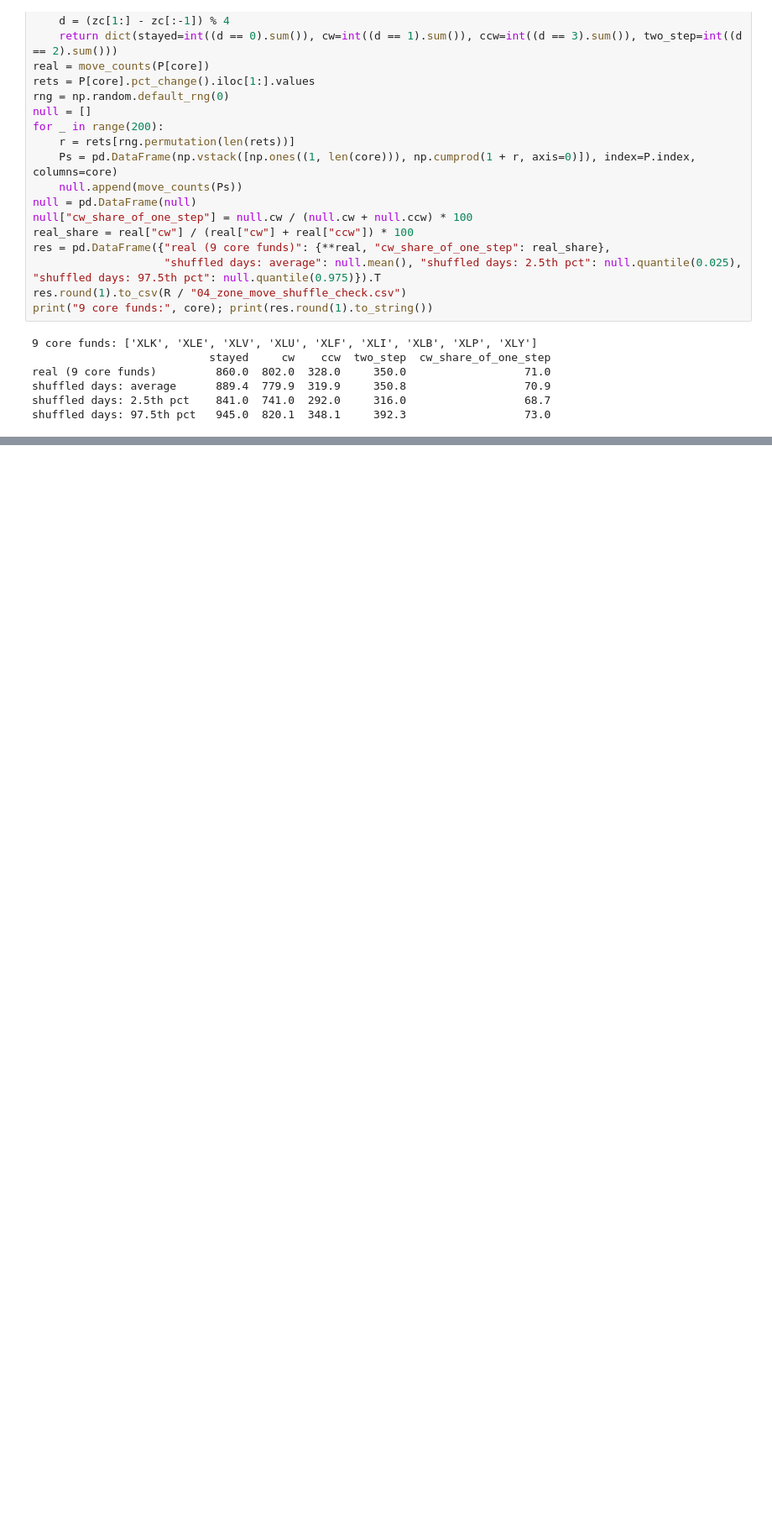
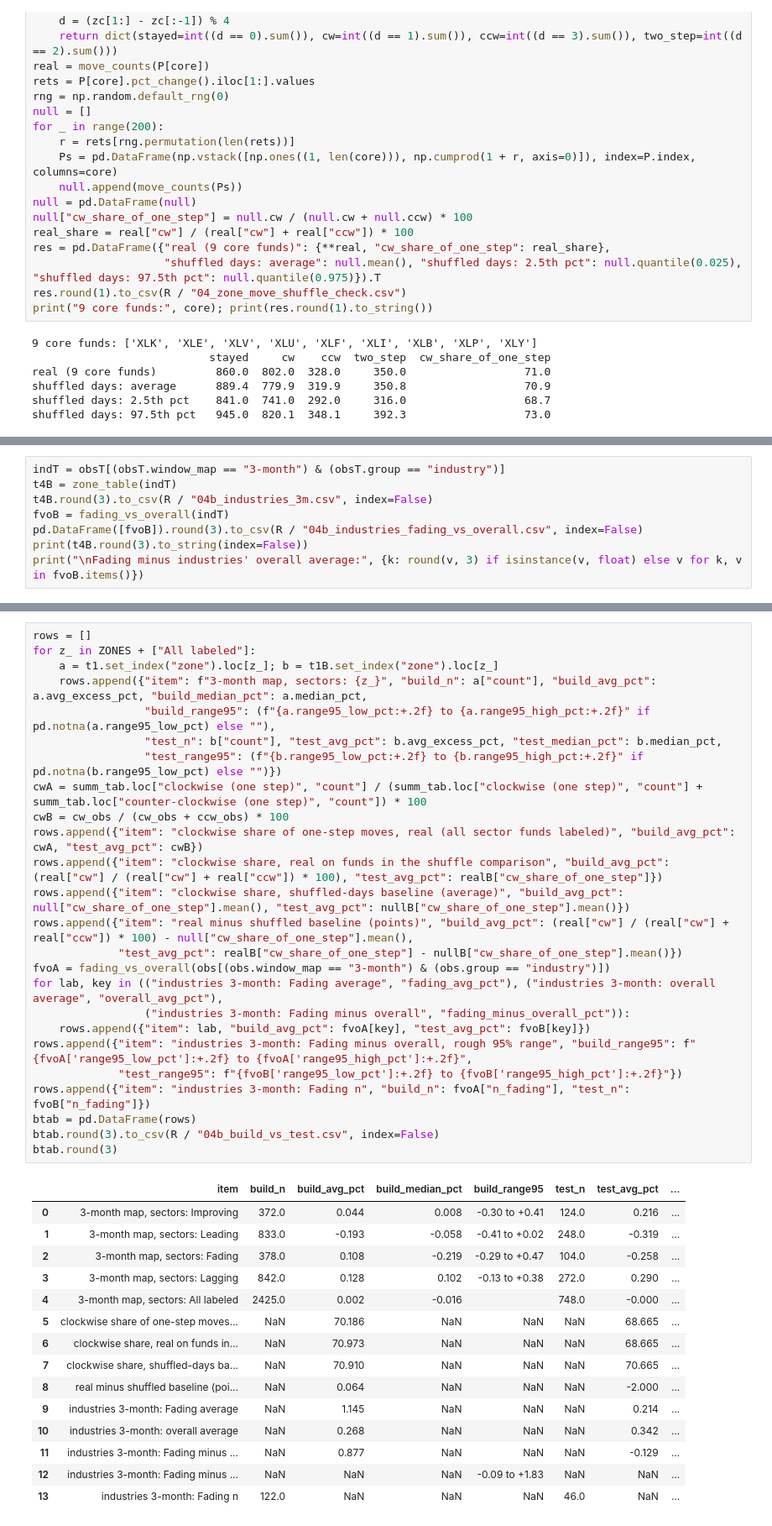
Before and after one commit to LamBuild33/market-rotation-research, a Jupyter notebook: notebooks/04_rotation_zones.ipynb, the cells around one changed output, grey strips where cells are left out. Shown at 84% size. Saved outputs shown, nothing was run; the diff lists cells and outputs as text; blank space fills up the shorter version.

```diff
--- a/notebooks/04_rotation_zones.ipynb
+++ b/notebooks/04_rotation_zones.ipynb
@@ -306,0 +531,8 @@ shuffled days: 97.5th pct   945.0  820.1  348.1     392.3                  73.0
+# %%
+indT = obsT[(obsT.window_map == "3-month") & (obsT.group == "industry")]
+t4B = zone_table(indT)
+t4B.round(3).to_csv(R / "04b_industries_3m.csv", index=False)
+fvoB = fading_vs_overall(indT)
+pd.DataFrame([fvoB]).round(3).to_csv(R / "04b_industries_fading_vs_overall.csv", index=False)
+print(t4B.round(3).to_string(index=False))
+print("\nFading minus industries' overall average:", {k: round(v, 3) if isinstance(v, float) else v for k, v in fvoB.items()})
@@ -306,0 +576,41 @@ shuffled days: 97.5th pct   945.0  820.1  348.1     392.3                  73.0
+# %%
+rows = []
+for z_ in ZONES + ["All labeled"]:
+    a = t1.set_index("zone").loc[z_]; b = t1B.set_index("zone").loc[z_]
+    rows.append({"item": f"3-month map, sectors: {z_}", "build_n": a["count"], "build_avg_pct": a.avg_excess_pct, "build_median_pct": a.median_pct,
+                 "build_range95": (f"{a.range95_low_pct:+.2f} to {a.range95_high_pct:+.2f}" if pd.notna(a.range95_low_pct) else ""),
+                 "test_n": b["count"], "test_avg_pct": b.avg_excess_pct, "test_median_pct": b.median_pct,
+                 "test_range95": (f"{b.range95_low_pct:+.2f} to {b.range95_high_pct:+.2f}" if pd.notna(b.range95_low_pct) else "")})
+cwA = summ_tab.loc["clockwise (one step)", "count"] / (summ_tab.loc["clockwise (one step)", "count"] + summ_tab.loc["counter-clockwise (one step)", "count"]) * 100
+cwB = cw_obs / (cw_obs + ccw_obs) * 100
+rows.append({"item": "clockwise share of one-step moves, real (all sector funds labeled)", "build_avg_pct": cwA, "test_avg_pct": cwB})
+rows.append({"item": "clockwise share, real on funds in the shuffle comparison", "build_avg_pct": (real["cw"] / (real["cw"] + real["ccw"]) * 100), "test_avg_pct": realB["cw_share_of_one_step"]})
+rows.append({"item": "clockwise share, shuffled-days baseline (average)", "build_avg_pct": null["cw_share_of_one_step"].mean(), "test_avg_pct": nullB["cw_share_of_one_step"].mean()})
+rows.append({"item": "real minus shuffled baseline (points)", "build_avg_pct": (real["cw"] / (real["cw"] + real["ccw"]) * 100) - null["cw_share_of_one_step"].mean(),
+             "test_avg_pct": realB["cw_share_of_one_step"] - nullB["cw_share_of_one_step"].mean()})
+fvoA = fading_vs_overall(obs[(obs.window_map == "3-month") & (obs.group == "industry")])
+for lab, key in (("industries 3-month: Fading average", "fading_avg_pct"), ("industries 3-month: overall average", "overall_avg_pct"),
+                 ("industries 3-month: Fading minus overall", "fading_minus_overall_pct")):
+    rows.append({"item": lab, "build_avg_pct": fvoA[key], "test_avg_pct": fvoB[key]})
+rows.append({"item": "industries 3-month: Fading minus overall, rough 95% range", "build_range95": f"{fvoA['range95_low_pct']:+.2f} to {fvoA['range95_high_pct']:+.2f}",
+             "test_range95": f"{fvoB['range95_low_pct']:+.2f} to {fvoB['range95_high_pct']:+.2f}"})
+rows.append({"item": "industries 3-month: Fading n", "build_n": fvoA["n_fading"], "test_n": fvoB["n_fading"]})
+btab = pd.DataFrame(rows)
+btab.round(3).to_csv(R / "04b_build_vs_test.csv", index=False)
+btab.round(3)
+# %% [output]
+|  | item | build_n | build_avg_pct | build_median_pct | build_range95 | test_n | test_avg_pct | ... |
+| 0 | 3-month map, sectors: Improving | 372.0 | 0.044 | 0.008 | -0.30 to +0.41 | 124.0 | 0.216 | ... |
+| 1 | 3-month map, sectors: Leading | 833.0 | -0.193 | -0.058 | -0.41 to +0.02 | 248.0 | -0.319 | ... |
+| 2 | 3-month map, sectors: Fading | 378.0 | 0.108 | -0.219 | -0.29 to +0.47 | 104.0 | -0.258 | ... |
+| 3 | 3-month map, sectors: Lagging | 842.0 | 0.128 | 0.102 | -0.13 to +0.38 | 272.0 | 0.290 | ... |
+| 4 | 3-month map, sectors: All labeled | 2425.0 | 0.002 | -0.016 |  | 748.0 | -0.000 | ... |
+| 5 | clockwise share of one-step moves... | NaN | 70.186 | NaN | NaN | NaN | 68.665 | ... |
+| 6 | clockwise share, real on funds in... | NaN | 70.973 | NaN | NaN | NaN | 68.665 | ... |
+| 7 | clockwise share, shuffled-days ba... | NaN | 70.910 | NaN | NaN | NaN | 70.665 | ... |
+| 8 | real minus shuffled baseline (poi... | NaN | 0.064 | NaN | NaN | NaN | -2.000 | ... |
+| 9 | industries 3-month: Fading average | NaN | 1.145 | NaN | NaN | NaN | 0.214 | ... |
+| 10 | industries 3-month: overall average | NaN | 0.268 | NaN | NaN | NaN | 0.342 | ... |
+| 11 | industries 3-month: Fading minus ... | NaN | 0.877 | NaN | NaN | NaN | -0.129 | ... |
+| 12 | industries 3-month: Fading minus ... | NaN | NaN | NaN | -0.09 to +1.83 | NaN | NaN | ... |
+| 13 | industries 3-month: Fading n | 122.0 | NaN | NaN | NaN | 46.0 | NaN | ... |
```
Also changed, not shown: parts of 21 cells of this notebook, 13 other files.
